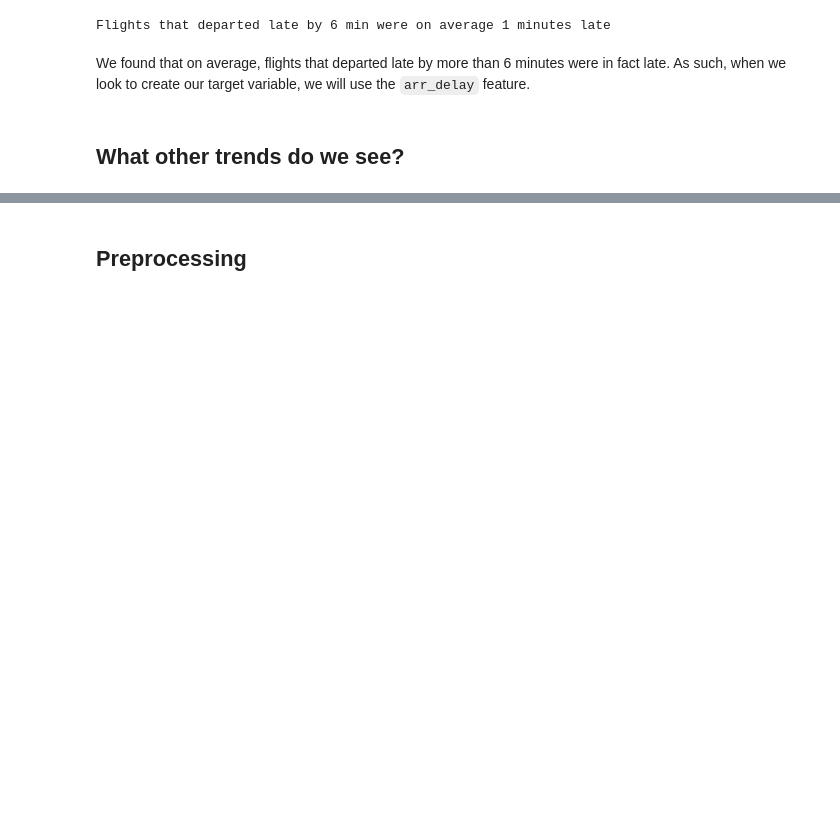
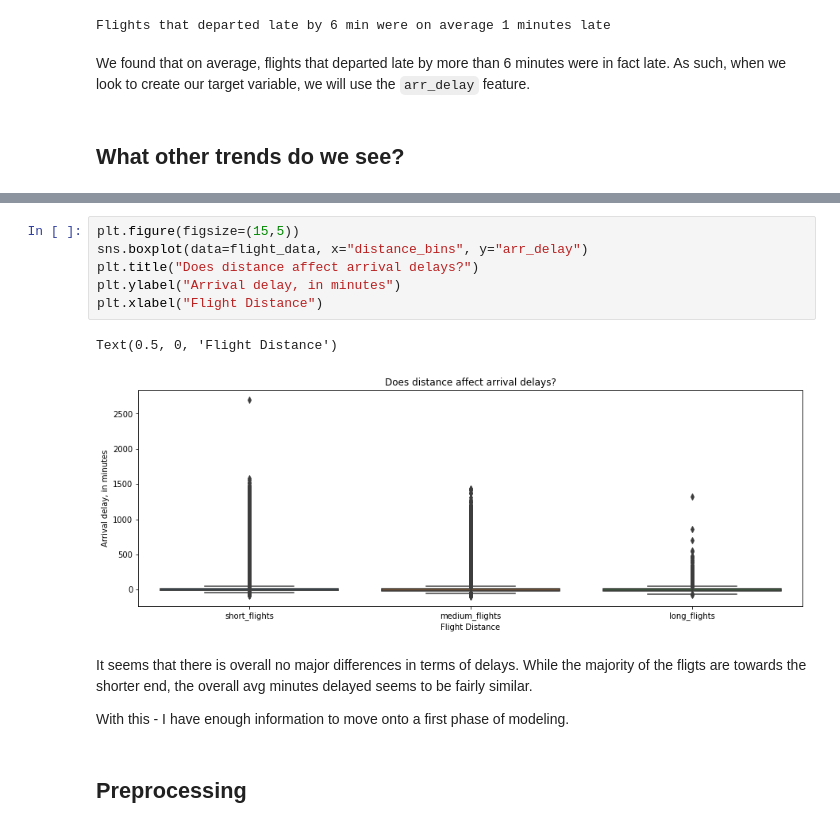
Before and after one commit to guedanie/flight_delay_predictor, a Jupyter notebook: final_notebook.ipynb, the cells around one changed output, grey strips where cells are left out. Cells and saved outputs as stored; diff of their text form; blank space fills up the shorter version.

```diff
--- a/final_notebook.ipynb
+++ b/final_notebook.ipynb
@@ -379,2 +400,15 @@ With this - I have enough information to move onto a first phase of modeling.
+# %%
+plt.figure(figsize=(15,5))
+sns.boxplot(data=flight_data, x="distance_bins", y="arr_delay")
+plt.title("Does distance affect arrival delays?")
+plt.ylabel("Arrival delay, in minutes")
+plt.xlabel("Flight Distance")
+# %% [output]
+Text(0.5, 0, 'Flight Distance')
+[figure, added]
+# %% [markdown]
+It seems that there is overall no major differences in terms of delays. While the majority of the fligts are towards the shorter end, the overall avg minutes delayed seems to be fairly similar.
+
+With this - I have enough information to move onto a first phase of modeling.
 # %% [markdown]
 ## Preprocessing
```
Also changed, not shown: parts of 29 cells of this notebook.
